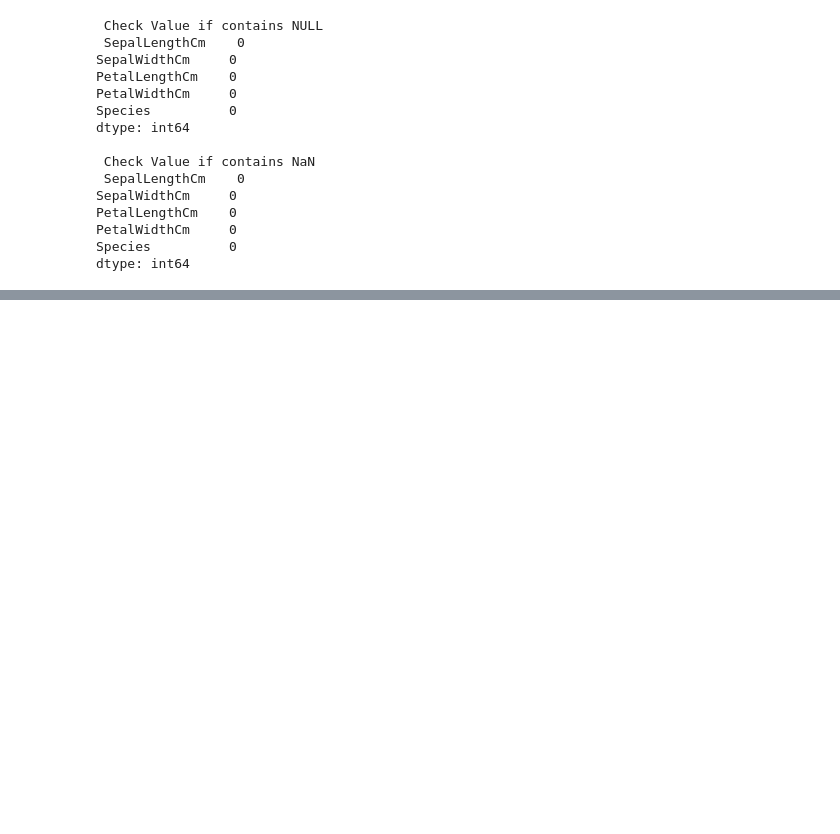
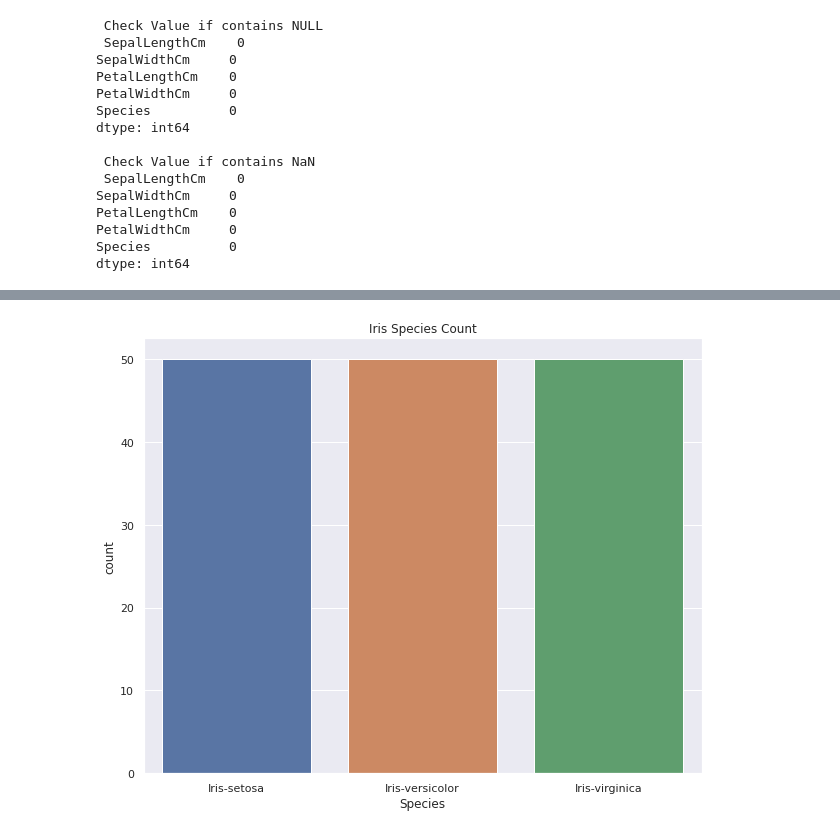
Before and after one commit to irwanmaulana42/MathToolsDataScience, a Jupyter notebook: tugas04.ipynb, the cells around one changed output, grey strips where cells are left out. Drawn from its saved outputs; the diff is of its cells as text; code cells hidden in the pictures; blank space fills up the shorter version.

```diff
--- a/tugas04.ipynb
+++ b/tugas04.ipynb
@@ -103,0 +130,9 @@ np.where(dataset)
+# %%
+# Transformasi data ke dalam bentuk bar plot
+
+ax=plt.subplots(1,1,figsize=(10,8))
+seaborn.countplot('Species',data=dataset)
+plt.title("Iris Species Count")
+plt.show()
+# %% [output]
+[figure, added]
```
Also changed, not shown: parts of 3 cells of this notebook.
